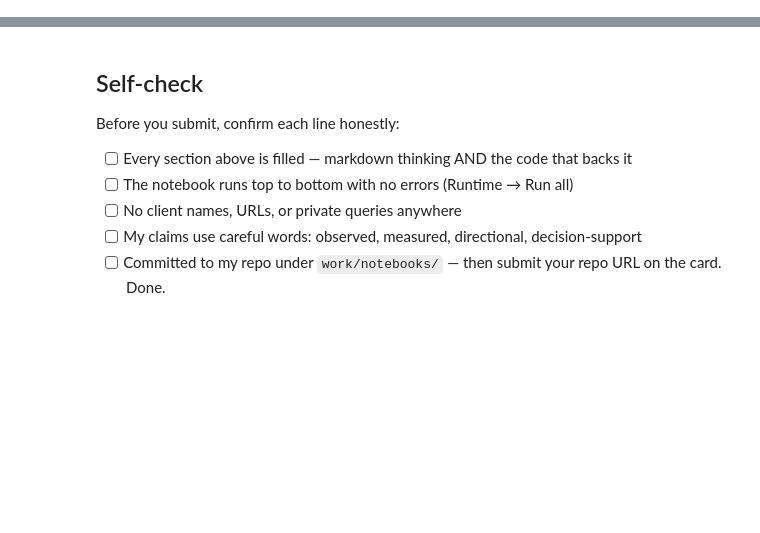
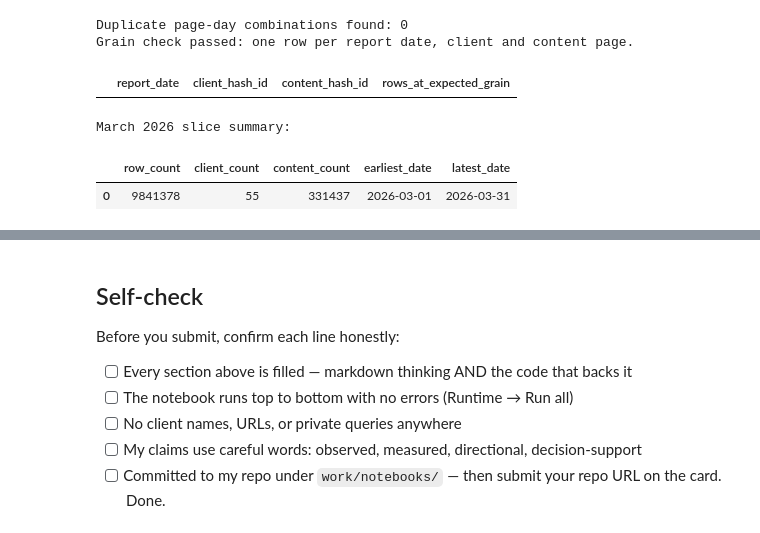
Before and after one commit to toBESkiii/FlyRank_AI_Intership, a Jupyter notebook: work/notebooks/w03_data_contract.ipynb, the cells around one changed output, grey strips where cells are left out. Saved outputs shown, nothing was run; the diff lists cells and outputs as text; code cells hidden in the pictures; blank space fills up the shorter version.

```diff
--- a/work/notebooks/w03_data_contract.ipynb
+++ b/work/notebooks/w03_data_contract.ipynb
@@ -36,0 +189,54 @@ This skeleton is yours to fill. Work the sections **in order** — each one has
+# %%
+grain_query = f"""
+SELECT
+    report_date,
+    client_hash_id,
+    content_hash_id,
+    COUNT(*) AS rows_at_expected_grain
+FROM {MARCH_2026_TABLE}
+GROUP BY
+    report_date,
+    client_hash_id,
+    content_hash_id
+HAVING COUNT(*) > 1
+LIMIT 5
+"""
+
+grain_check = warehouse_connection.execute(grain_query).df()
+
+print("Duplicate page-day combinations found:", len(grain_check))
+
+if grain_check.empty:
+    print(
+        "Grain check passed: one row per report date, "
+        "client and content page."
+    )
+else:
+    print("Grain check failed. Duplicate combinations are shown below.")
+
+display(grain_check)
+# %% [output]
+Duplicate page-day combinations found: 0
+Grain check passed: one row per report date, client and content page.
+|  | report_date | client_hash_id | content_hash_id | rows_at_expected_grain |
+# %%
+count_and_window_query = f"""
+SELECT
+    COUNT(*) AS row_count,
+    COUNT(DISTINCT client_hash_id) AS client_count,
+    COUNT(DISTINCT content_hash_id) AS content_count,
+    MIN(report_date) AS earliest_date,
+    MAX(report_date) AS latest_date
+FROM {MARCH_2026_TABLE}
+"""
+
+count_and_window_check = warehouse_connection.execute(
+    count_and_window_query
+).df()
+
+print("March 2026 slice summary:")
+display(count_and_window_check)
+# %% [output]
+March 2026 slice summary:
+|  | row_count | client_count | content_count | earliest_date | latest_date |
+| 0 | 9841378 | 55 | 331437 | 2026-03-01 | 2026-03-31 |
```
Also changed, not shown: parts of 17 cells of this notebook.
